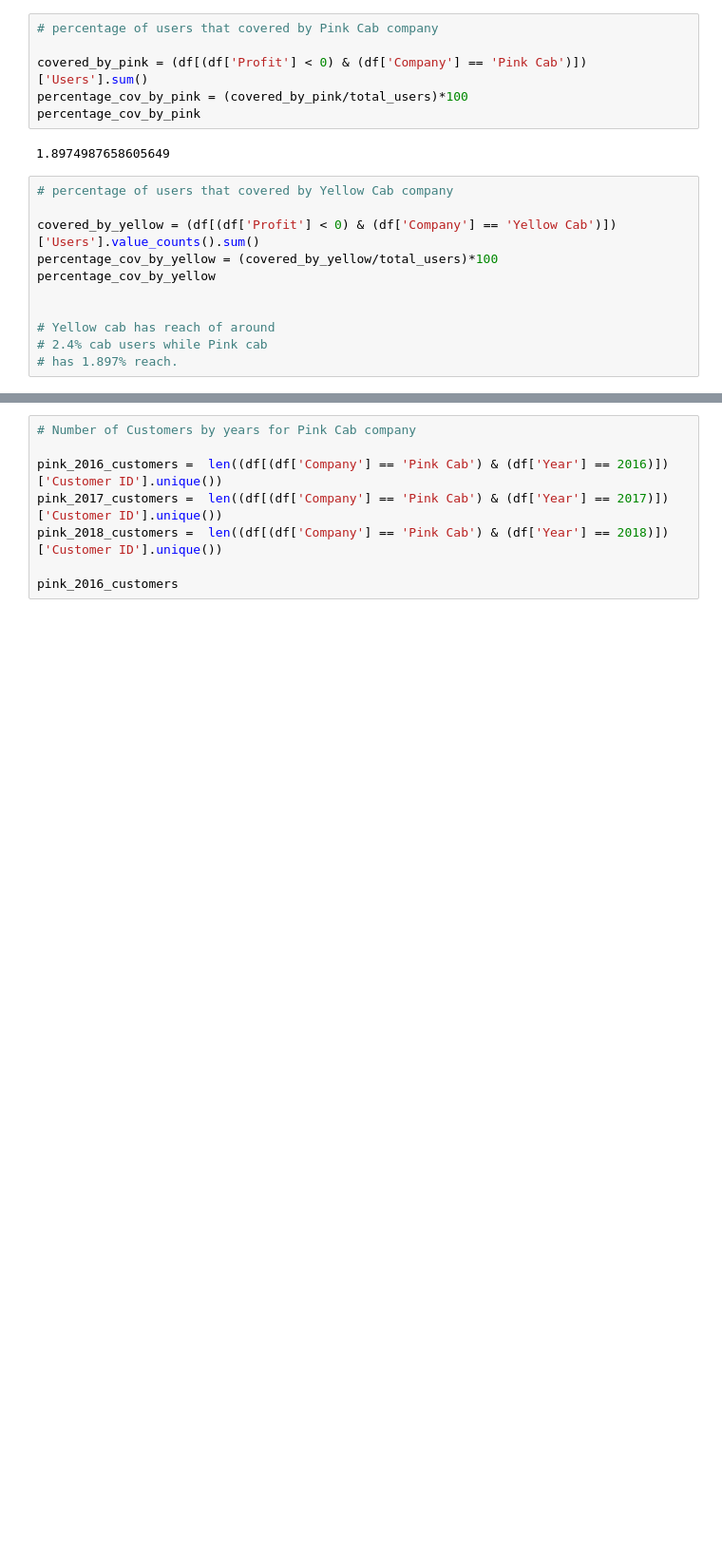
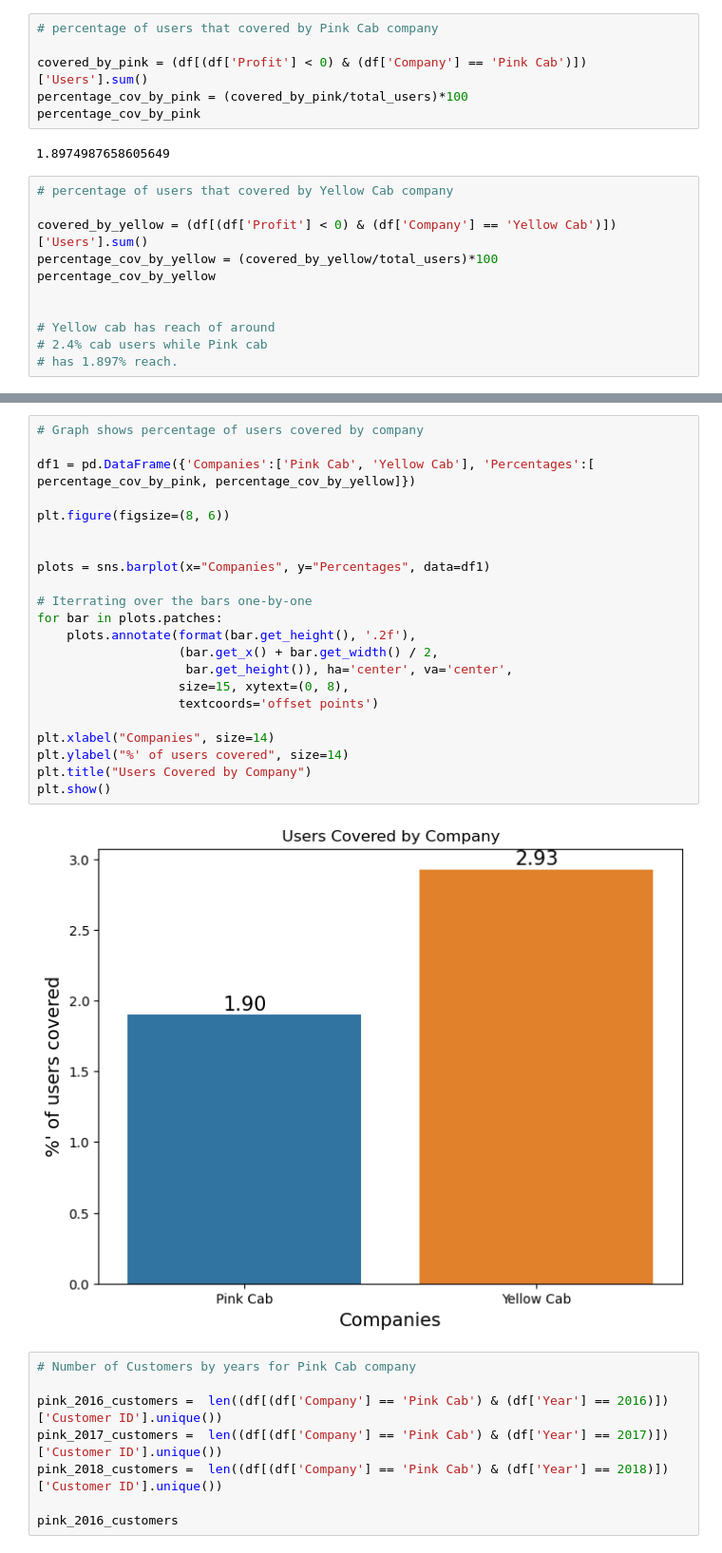
Before and after one commit to Islompulatov/Internship, a Jupyter notebook: week2/dataset/EDA.ipynb, the cells around one changed output, grey strips where cells are left out. Shown at 95% size. Drawn from its saved outputs; the diff is of its cells as text; blank space fills up the shorter version.

```diff
--- a/week2/dataset/EDA.ipynb
+++ b/week2/dataset/EDA.ipynb
@@ -780,7 +827,7 @@ percentage_cov_by_pink
 # %%
 # percentage of users that covered by Yellow Cab company
 
-covered_by_yellow = (df[(df['Profit'] < 0) & (df['Company'] == 'Yellow Cab')])['Users'].value_counts().sum()
+covered_by_yellow = (df[(df['Profit'] < 0) & (df['Company'] == 'Yellow Cab')])['Users'].sum()
 percentage_cov_by_yellow = (covered_by_yellow/total_users)*100
 percentage_cov_by_yellow
 
@@ -793,3 +840,27 @@ percentage_cov_by_yellow
+# %%
+# Graph shows percentage of users covered by company
+
+df1 = pd.DataFrame({'Companies':['Pink Cab', 'Yellow Cab'], 'Percentages':[ percentage_cov_by_pink, percentage_cov_by_yellow]})
+
+plt.figure(figsize=(8, 6))
+
+
+plots = sns.barplot(x="Companies", y="Percentages", data=df1)
+
+# Iterrating over the bars one-by-one
+for bar in plots.patches:
+    plots.annotate(format(bar.get_height(), '.2f'),
+                   (bar.get_x() + bar.get_width() / 2,
+                    bar.get_height()), ha='center', va='center',
+                   size=15, xytext=(0, 8),
+                   textcoords='offset points')
+
+plt.xlabel("Companies", size=14)
+plt.ylabel("%' of users covered", size=14)
+plt.title("Users Covered by Company")
+plt.show()
+# %% [output]
+[figure, added]
 # %%
 # Number of Customers by years for Pink Cab company
 
```
Also changed, not shown: parts of 11 cells of this notebook.
